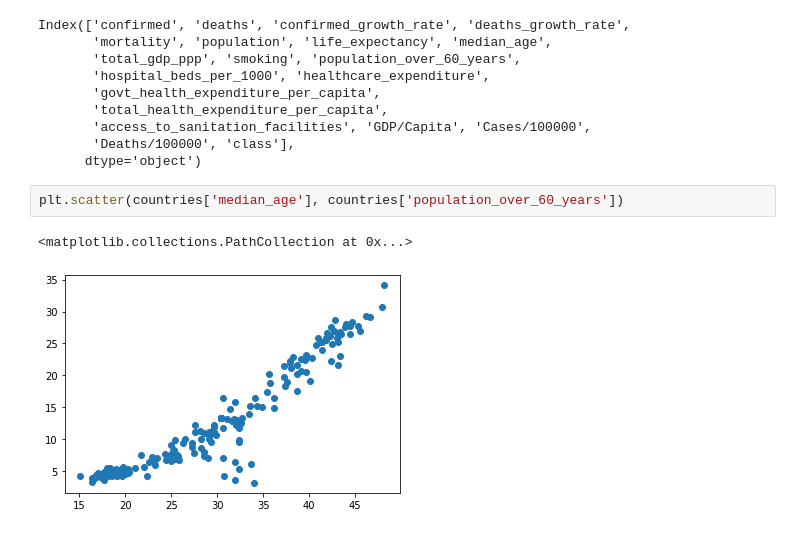
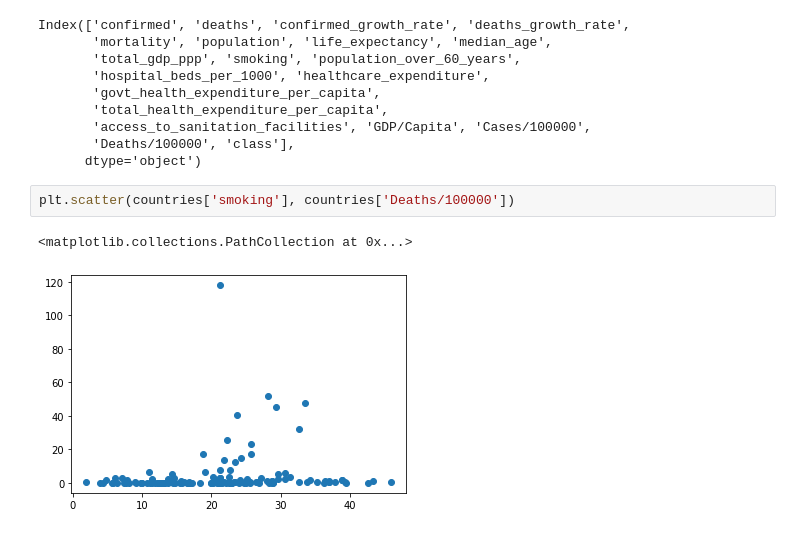
Before and after one commit to YohanJhaveri/Data-Mining-Project, a Jupyter notebook: Country Dataset.ipynb, the cells around one changed output. Saved outputs shown, nothing was run; the diff lists cells and outputs as text.

```diff
--- a/Country Dataset.ipynb
+++ b/Country Dataset.ipynb
@@ -259,7 +259,7 @@ Index(['confirmed', 'deaths', 'confirmed_growth_rate', 'deaths_growth_rate',
        'Deaths/100000', 'class'],
       dtype='object')
 # %%
-plt.scatter(countries['median_age'], countries['population_over_60_years'])
+plt.scatter(countries['smoking'], countries['Deaths/100000'])
 # %% [output]
 <matplotlib.collections.PathCollection at 0x...>
-[figure, old version]
+[figure, new version]
```
Also changed, not shown: parts of 2 cells of this notebook, 1 other file.
